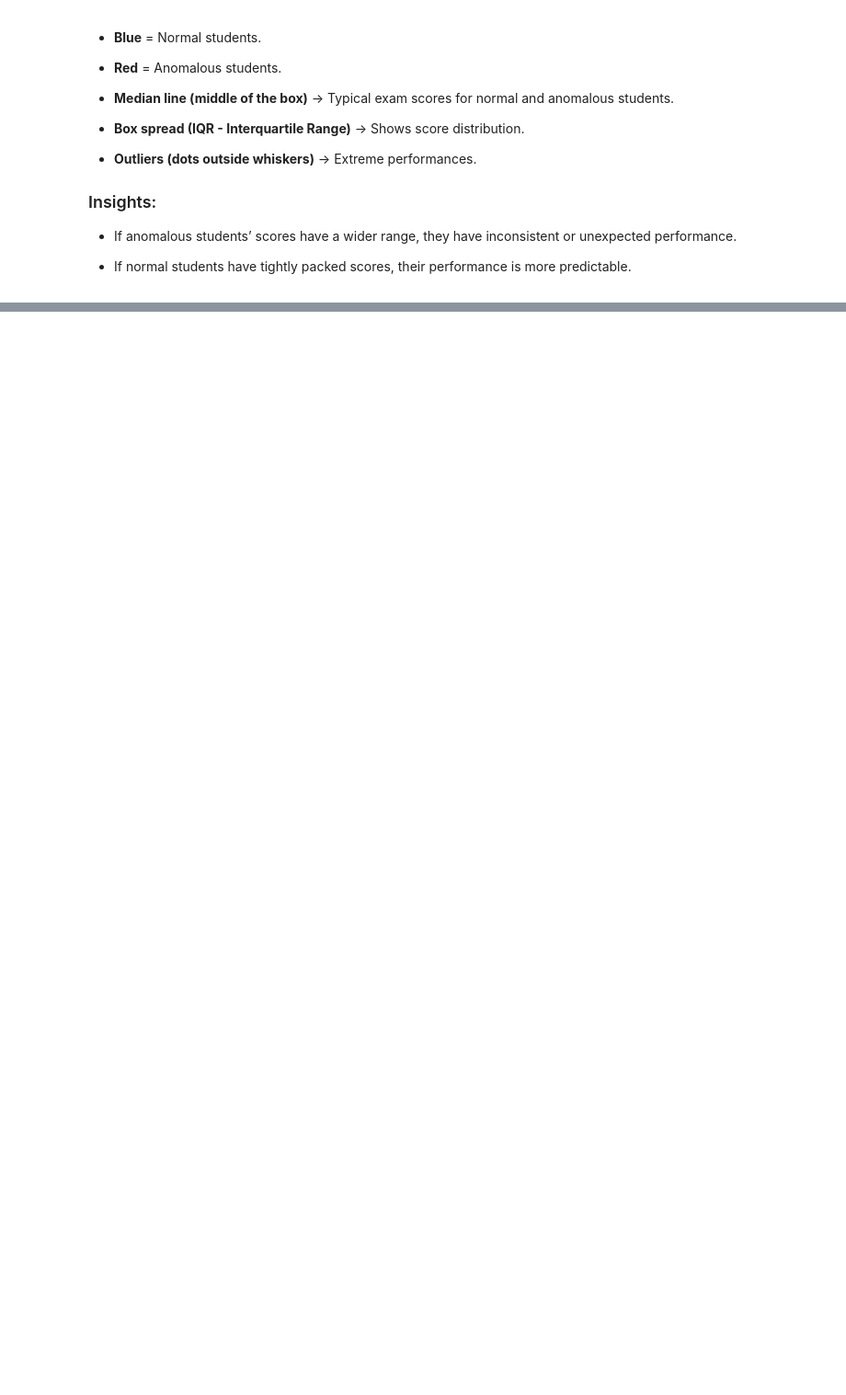
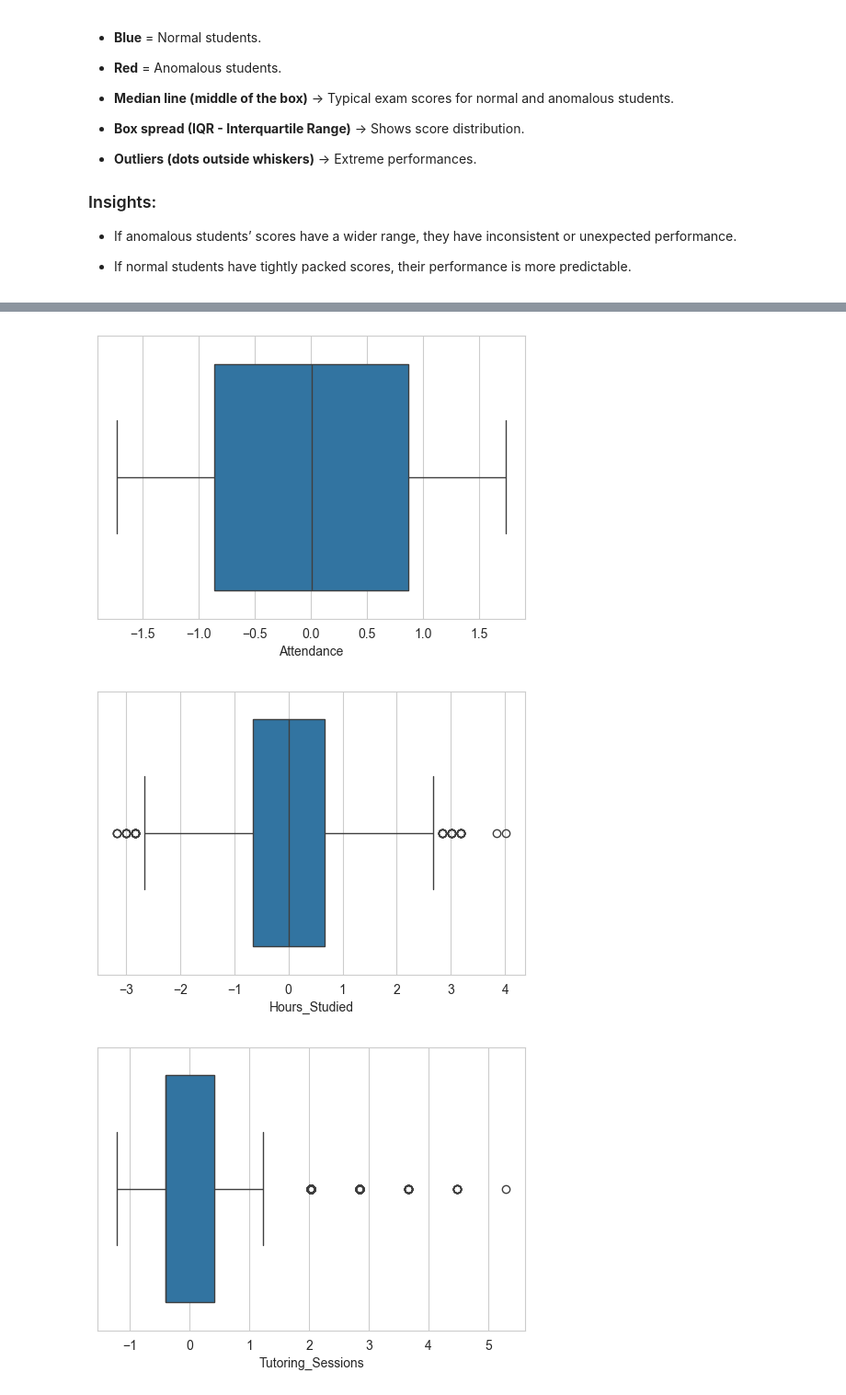
Before and after one commit to lucaskojo02/Students_Performance_Data_Analysis, a Jupyter notebook: Untitled17.ipynb, the cells around one changed output, grey strips where cells are left out. Shown: that part at 92% size. Drawn from its saved outputs; the diff is of its cells as text; code cells hidden in the pictures; blank space fills up the shorter version.

```diff
--- a/Untitled17.ipynb
+++ b/Untitled17.ipynb
@@ -352,0 +369,10 @@ plt.show()
+# %%
+for feature in features:
+    plt.figure(figsize=(6,4))
+    sns.boxplot(x=student_performance[feature])
+    #plt.title(f'Boxplot of {feature}')
+    plt.show()
+# %% [output]
+[figure, added]
+[figure, added]
+[figure, added]
```
Also changed, not shown: parts of 4 cells of this notebook.
